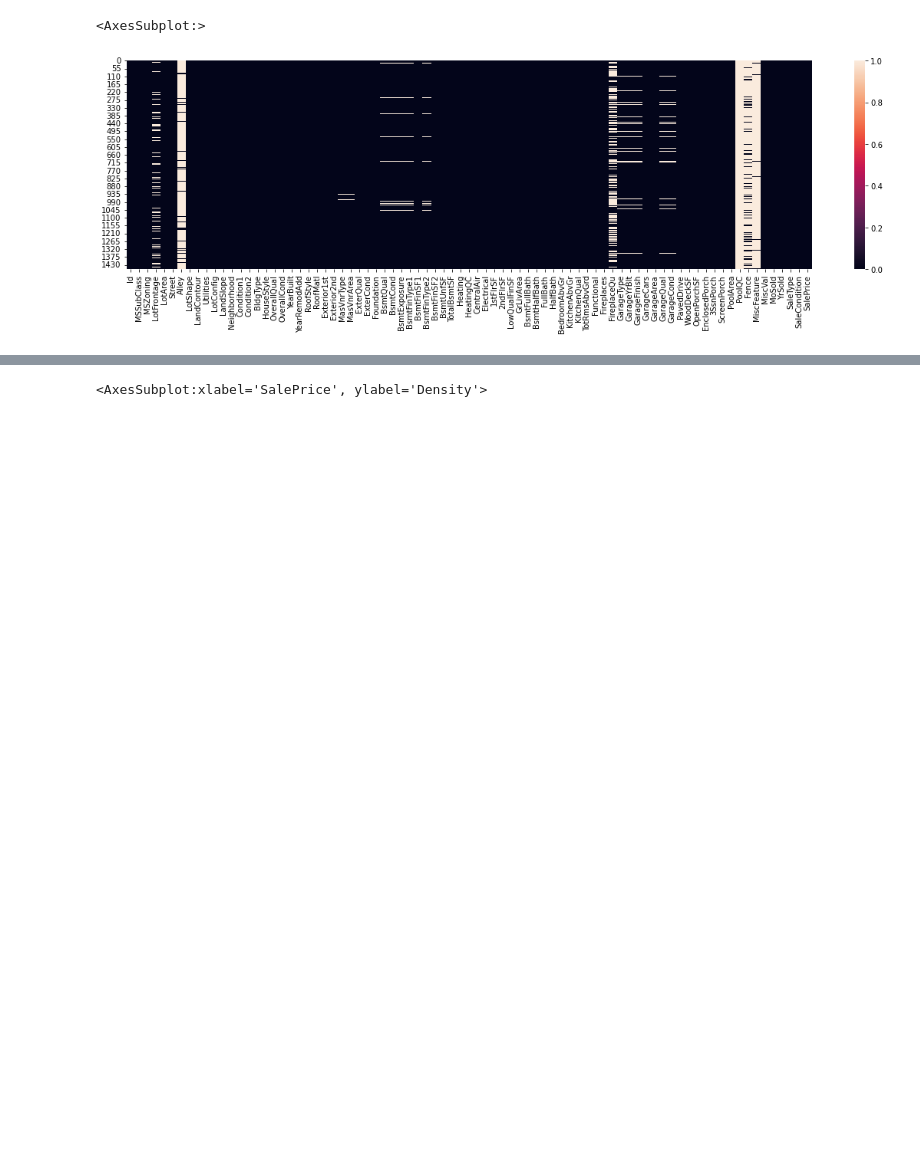
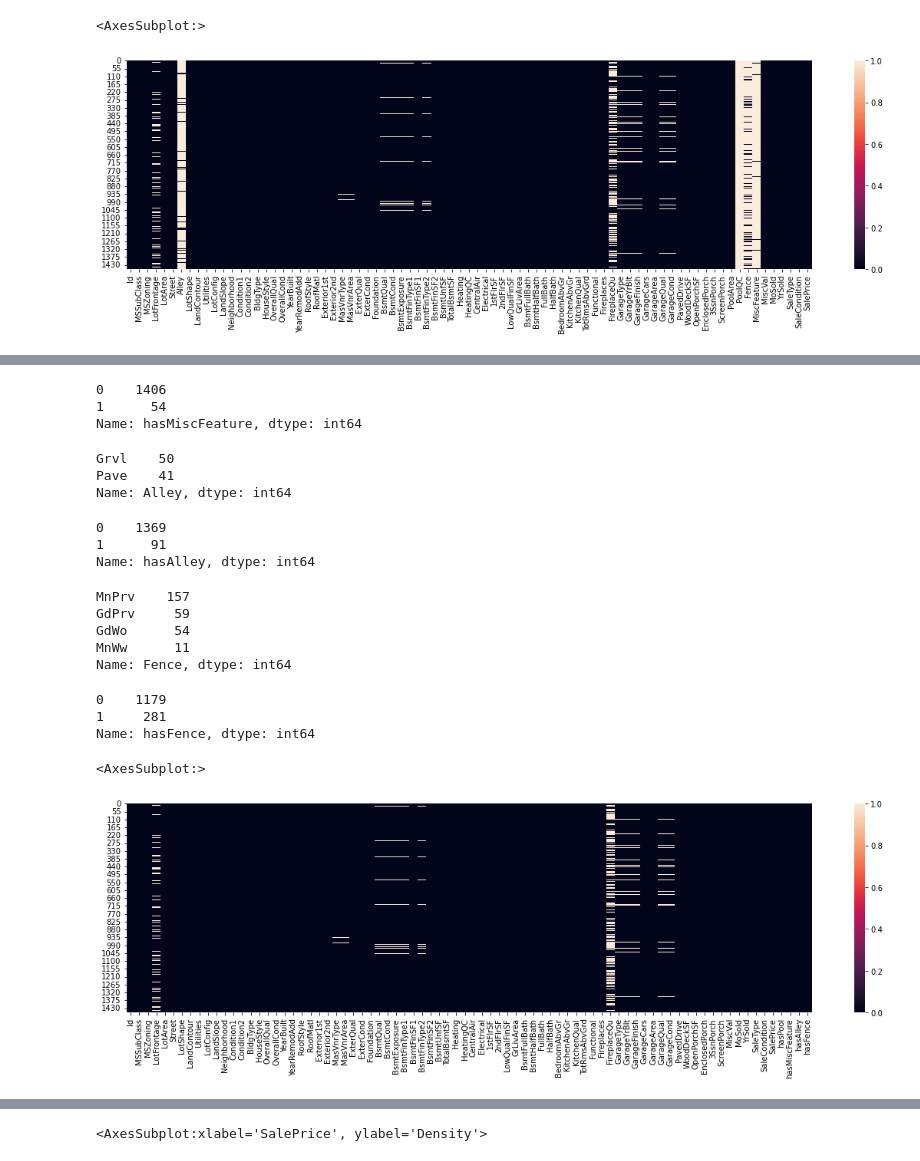
Before and after one commit to Nikalozj/House-Prices-Kaggle, a Jupyter notebook: Exploratory Data Analysis.ipynb, the cells around one changed output, grey strips where cells are left out. Saved outputs shown, nothing was run; the diff lists cells and outputs as text; code cells hidden in the pictures; blank space fills up the shorter version.

```diff
--- a/Exploratory Data Analysis.ipynb
+++ b/Exploratory Data Analysis.ipynb
@@ -51,3 +102,52 @@ sns.heatmap(housing.isnull())
+# %%
+housing['hasMiscFeature'] = housing['MiscFeature'].apply(lambda x: 0 if pd.isna(x) else 1)
+housing.drop(['MiscFeature'], axis = 1, inplace = True)
+housing['hasMiscFeature'].value_counts()
+# %% [output]
+0    1406
+1      54
+Name: hasMiscFeature, dtype: int64
+# %%
+# Alley - NA means No Alley - so we can do the same
+# (we could also do encoding here but too many nulls)
+housing['Alley'].value_counts()
+# %% [output]
+Grvl    50
+Pave    41
+Name: Alley, dtype: int64
+# %%
+housing['hasAlley'] = housing['Alley'].apply(lambda x: 0 if pd.isna(x) else 1)
+housing.drop(['Alley'], axis = 1, inplace = True)
+housing['hasAlley'].value_counts()
+# %% [output]
+0    1369
+1      91
+Name: hasAlley, dtype: int64
+# %%
+# Fence - NA means No Fence - so we can do the same
+# (we could also do encoding here but too many nulls)
+housing['Fence'].value_counts()
+# %% [output]
+MnPrv    157
+GdPrv     59
+GdWo      54
+MnWw      11
+Name: Fence, dtype: int64
+# %%
+housing['hasFence'] = housing['Fence'].apply(lambda x: 0 if pd.isna(x) else 1)
+housing.drop(['Fence'], axis = 1, inplace = True)
+housing['hasFence'].value_counts()
+# %% [output]
+0    1179
+1     281
+Name: hasFence, dtype: int64
+# %%
+plt.figure(figsize=(20,5))
+
+sns.heatmap(housing.isnull())
+# %% [output]
+<AxesSubplot:>
+[figure, added]
 # %%
 # Check Corr
 # %%
```
Also changed, not shown: parts of 17 cells of this notebook.
